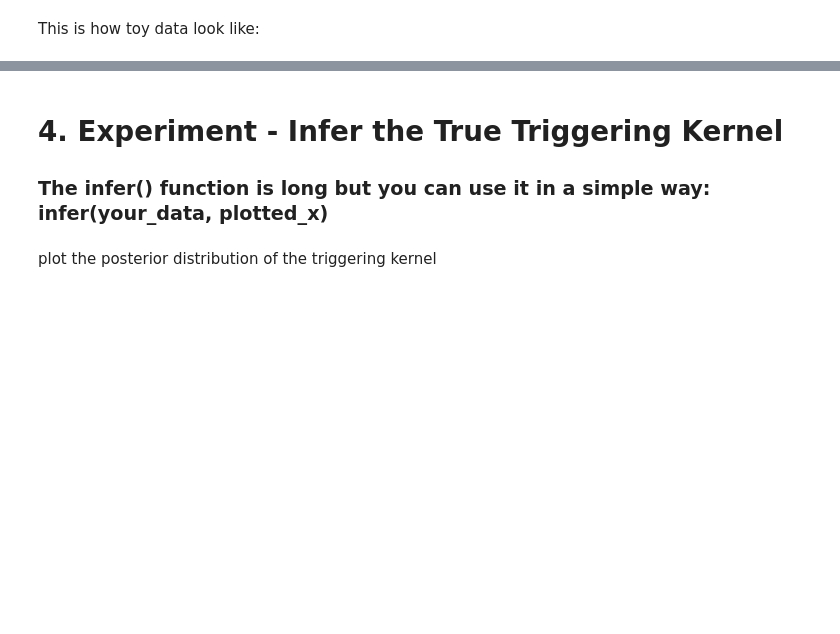
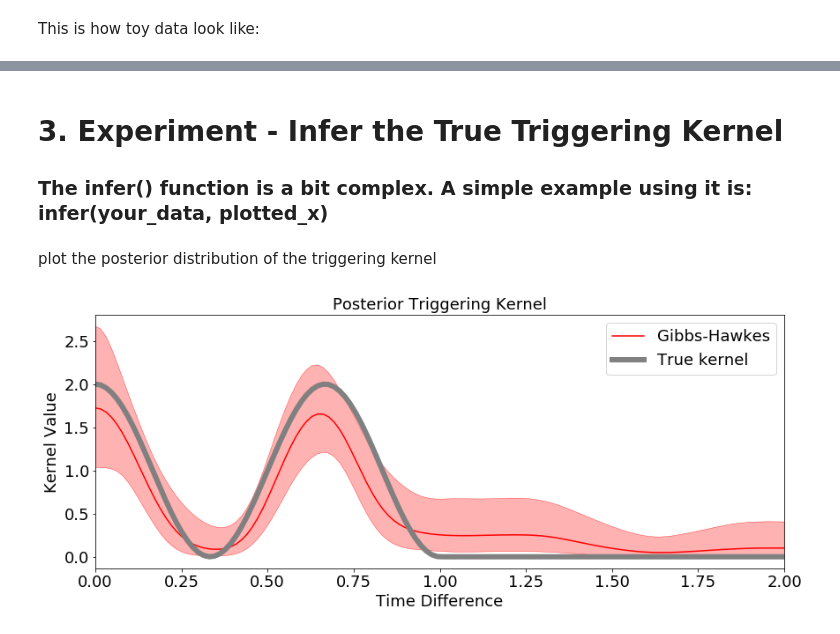
Before and after one commit to RuiZhang2016/Efficient-Nonparametric-Bayesian-Hawkes-Processes, a Jupyter notebook: Gibbs_Hawkes.ipynb, the cells around one changed output, grey strips where cells are left out. Saved outputs shown, nothing was run; the diff lists cells and outputs as text; code cells hidden in the pictures; blank space fills up the shorter version.

```diff
--- a/Gibbs_Hawkes.ipynb
+++ b/Gibbs_Hawkes.ipynb
@@ -125,3 +50,5 @@ tf_mu = TimeFunction([ts2, ys2])
+# %%
+mu = 10
 # %% [markdown]
 This is how the cosine triggering kernel looks like.
 # %%
@@ -174,6 +105,6 @@ print(hp_data_list)
 # %% [markdown]
-# 4. Experiment - Infer the True Triggering Kernel
-### The infer() function is long but you can use it in a simple way: infer(your_data, plotted_x)
+# 3. Experiment - Infer the True Triggering Kernel
+### The infer() function is a bit complex. A simple example using it is: infer(your_data, plotted_x)
 # %%
 xplot = np.linspace(0., 2, 128).reshape((1, -1))
 rm_f, rstd_f, rm_mu, rstd_mu = gh.infer(hp_data_list, xplot)
@@ -182,21 +113,23 @@ plot the posterior distribution of the triggering kernel
 # %%
 # ploting the estimated posterior distribution
 
 # plot configuration
-def plt_config(tf_phi):
+def plt_config(xplot, tf_phi):
     if tf_phi:
         plt.plot(xplot.flatten(), [tf_phi.value(x) for x in xplot.flatten()], 'gray', lw=6, label="True kernel")
     plt.xlabel('Time Difference', fontsize=18)
     plt.ylabel('Kernel Value', fontsize=18)
     plt.xticks(fontsize=18)
     plt.yticks(fontsize=18)
 
 plt.figure(figsize = (12,5))
 quantiles = gh.squared_normal_quantiles(rm_f.aggregate().flatten(), rstd_f.aggregate().flatten(), [0.1, 0.5, 0.9])
 wp.gpplot(xplot[0], quantiles[:, 1], quantiles[:, 0], quantiles[:, 2], fillcol='r', edgecol='r',mulabel='Gibbs-Hawkes')
-plt_config(tf_phi_cos)
+plt_config(xplot, tf_phi)
 plt.tight_layout()
 plt.xlim(0,2)
 plt.legend(loc='best',prop={'size':18})
 plt.title('Posterior Triggering Kernel',fontsize=18)
 plt.show()
+# %% [output]
+[figure, added]
```
Also changed, not shown: parts of 15 cells of this notebook, 3 other files.
